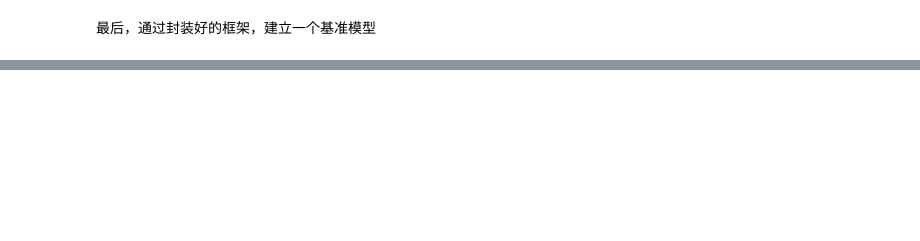
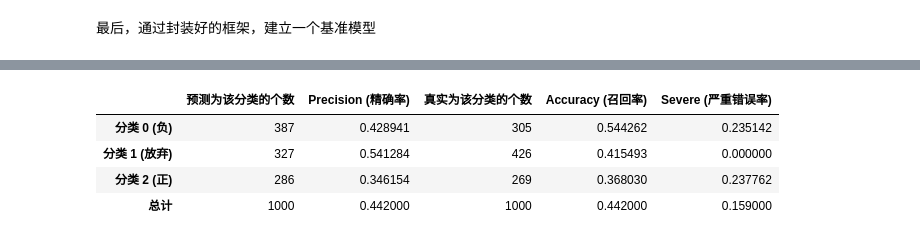
Before and after one commit to FerdinandEoverm/Index_Future_Prediction, a Jupyter notebook: framework/7. BaselineModel-LSTM.ipynb, the cells around one changed output, grey strips where cells are left out. Cells and saved outputs as stored; diff of their text form; code cells hidden in the pictures; blank space fills up the shorter version.

```diff
--- a/framework/7. BaselineModel-LSTM.ipynb
+++ b/framework/7. BaselineModel-LSTM.ipynb
@@ -93,0 +106,8 @@ KeyboardInterrupt:
+# %%
+train.round(round = 100, is_train = False, use_set = 'train', print_summary = True)
+# %% [output]
+|  | 预测为该分类的个数 | Precision (精确率) | 真实为该分类的个数 | Accuracy (召回率) | Severe (严重错误率) |
+| 分类 0 (负) | 387 | 0.428941 | 305 | 0.544262 | 0.235142 |
+| 分类 1 (放弃) | 327 | 0.541284 | 426 | 0.415493 | 0.000000 |
+| 分类 2 (正) | 286 | 0.346154 | 269 | 0.368030 | 0.237762 |
+| 总计 | 1000 | 0.442000 | 1000 | 0.442000 | 0.159000 |
```
Also changed, not shown: parts of 12 cells of this notebook, 3 other files.
